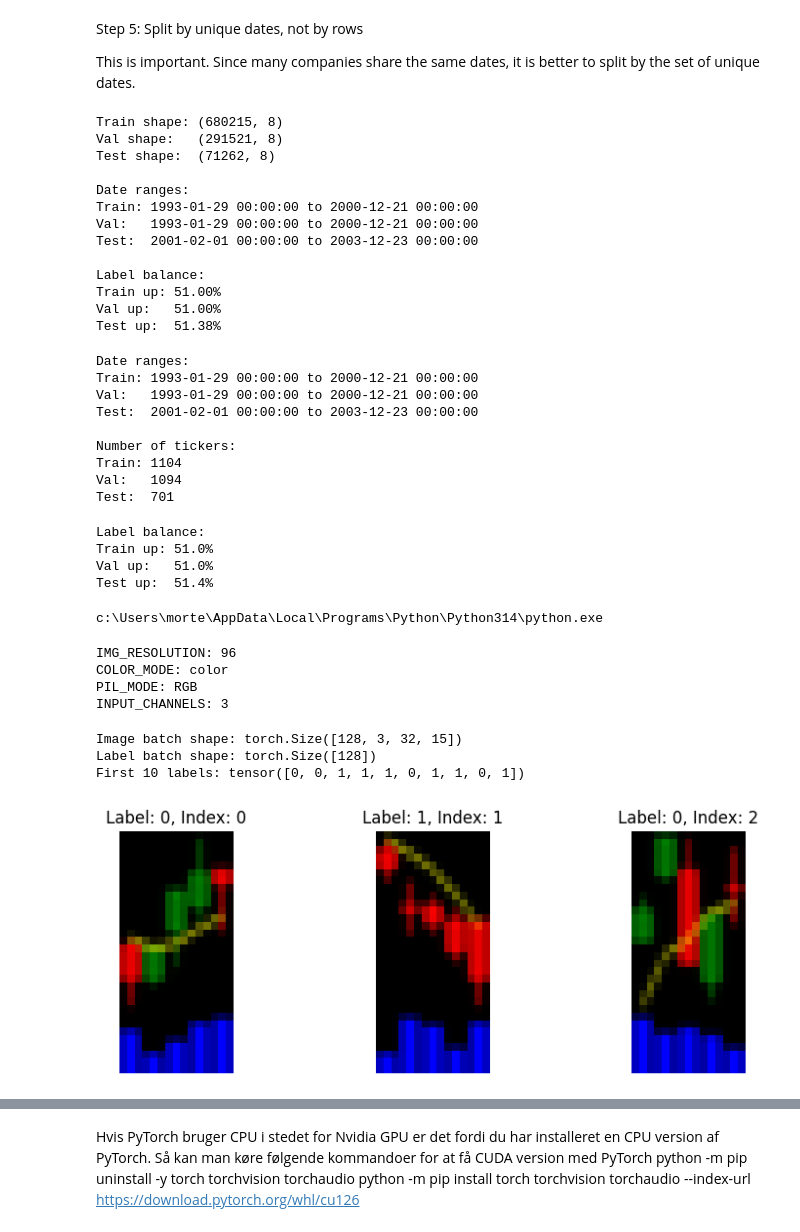
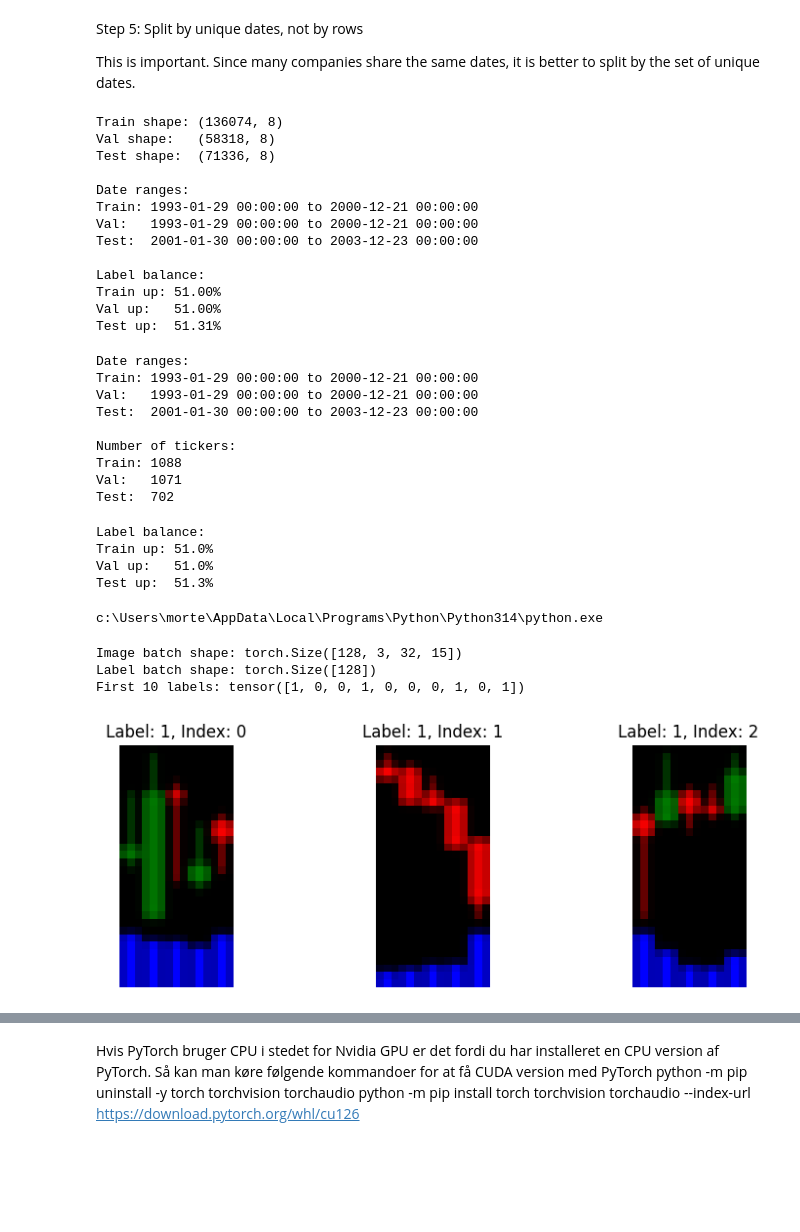
Before and after one commit to MortenSkovbjerg2000/speciale-i-datavidenskab-2026, a Jupyter notebook: training.ipynb, the cells around one changed output, grey strips where cells are left out. Saved outputs shown, nothing was run; the diff lists cells and outputs as text; code cells hidden in the pictures; blank space fills up the shorter version.

```diff
--- a/training.ipynb
+++ b/training.ipynb
@@ -18,8 +18,9 @@ import torch.nn.functional as F
 # ------------------------------------------
 # Base folder names
 # ------------------------------------------
-train_folder = "train_res_96_color_candlestick_vol_1_ma_1_bb_0_rsi_0"
-test_folder  = "test_res_96_color_candlestick_vol_1_ma_1_bb_0_rsi_0"
+#train_folder = "train_res_96_color_candlestick_vol_1_ma_1_bb_0_rsi_0"
+train_folder = "train_color_candlestick_vol_1_ma_0_bb_0_rsi_0"
+test_folder  = "test_color_candlestick_vol_1_ma_0_bb_0_rsi_0"
 
 # Choose how many tickers to use
 # Set to None if you want all tickers
@@ -34,6 +35,7 @@ test_csv_path  = os.path.join(test_folder, "labels.csv")
 
 # Load csv files
 train_full_df = pd.read_csv(train_csv_path)
+train_full_df = train_full_df.iloc[4::5].copy() # hver 5 række bliver brugt, som starter ved 4 række, for ikke at få første række med
 test_full_df  = pd.read_csv(test_csv_path)
 
 # Force labels to be integers
@@ -148,19 +150,19 @@ print(f"Train up: {train_df['label'].mean():.2%}")
 print(f"Val up:   {val_df['label'].mean():.2%}")
 print(f"Test up:  {test_df['label'].mean():.2%}")
 # %% [output]
-Train shape: (680215, 8)
-Val shape:   (291521, 8)
-Test shape:  (71262, 8)
+Train shape: (136074, 8)
+Val shape:   (58318, 8)
+Test shape:  (71336, 8)
 
 Date ranges:
 Train: 1993-01-29 00:00:00 to 2000-12-21 00:00:00
 Val:   1993-01-29 00:00:00 to 2000-12-21 00:00:00
-Test:  2001-02-01 00:00:00 to 2003-12-23 00:00:00
+Test:  2001-01-30 00:00:00 to 2003-12-23 00:00:00
 
 Label balance:
 Train up: 51.00%
 Val up:   51.00%
-Test up:  51.38%
+Test up:  51.31%
 # %%
 print("\nDate ranges:")
 print("Train:", train_df["date"].min(), "to", train_df["date"].max())
@@ -175,12 +177,12 @@ print("Test: ", test_df["ticker"].nunique())
 Date ranges:
 Train: 1993-01-29 00:00:00 to 2000-12-21 00:00:00
 Val:   1993-01-29 00:00:00 to 2000-12-21 00:00:00
-Test:  2001-02-01 00:00:00 to 2003-12-23 00:00:00
+Test:  2001-01-30 00:00:00 to 2003-12-23 00:00:00
 
 Number of tickers:
-Train: 1104
-Val:   1094
-Test:  701
+Train: 1088
+Val:   1071
+Test:  702
 # %%
 train_label_balance = train_df["label"].mean()
 val_label_balance   = val_df["label"].mean()
@@ -194,33 +196,11 @@ print(f"Test up:  {test_label_balance:.1%}")
 Label balance:
 Train up: 51.0%
 Val up:   51.0%
-Test up:  51.4%
+Test up:  51.3%
 # %%
 print(sys.executable)
 # %% [output]
 c:\Users\morte\AppData\Local\Programs\Python\Python314\python.exe
-# %%
-folder_name = os.path.basename(train_folder)
-
-match = re.match(r"(?:train_|test_)?res_(\d+)_(color|grayscale)", folder_name)
-if not match:
-    raise ValueError(f"Could not read resolution/color mode from folder name: {folder_name}")
-
-IMG_RESOLUTION = int(match.group(1))
-COLOR_MODE = match.group(2)
-
-PIL_MODE = "RGB" if COLOR_MODE == "color" else "L"
-INPUT_CHANNELS = 3 if COLOR_MODE == "color" else 1
-
-print("IMG_RESOLUTION:", IMG_RESOLUTION)
-print("COLOR_MODE:", COLOR_MODE)
-print("PIL_MODE:", PIL_MODE)
-print("INPUT_CHANNELS:", INPUT_CHANNELS)
-# %% [output]
-IMG_RESOLUTION: 96
-COLOR_MODE: color
-PIL_MODE: RGB
-INPUT_CHANNELS: 3
 # %%
 class StockImageDataset(Dataset):
     def __init__(self, df, transform=None):
@@ -232,7 +212,7 @@ class StockImageDataset(Dataset):
 
     def __getitem__(self, idx):
         row = self.df.iloc[idx]
-        image = Image.open(row["image_path"]).convert(PIL_MODE)
+        image = Image.open(row["image_path"]).convert("RGB")
         label = int(row["label"])
 
         if self.transform:
@@ -271,35 +251,35 @@ test_loader = DataLoader(
     shuffle=False,
     pin_memory=True
 )
 
 # Test one batch
 images, labels, idx = next(iter(train_loader))
 print("Image batch shape:", images.shape)
 print("Label batch shape:", labels.shape)
 print("First 10 labels:", labels[:10])
 
 # Plot 3 resulting images
 fig, axes = plt.subplots(1, 3, figsize=(9, 3))
 
 for i in range(3):
     image, label, idx = train_dataset[i]
     img_np = image.numpy()
 
     if img_np.shape[0] == 1:
         axes[i].imshow(img_np[0], cmap="gray")
     else:
         axes[i].imshow(np.transpose(img_np, (1, 2, 0)))
 
     axes[i].set_title(f"Label: {label}, Index: {idx}")
     axes[i].axis("off")
 
 plt.tight_layout()
 plt.show()
 # %% [output]
 Image batch shape: torch.Size([128, 3, 32, 15])
 Label batch shape: torch.Size([128])
-First 10 labels: tensor([0, 0, 1, 1, 1, 0, 1, 1, 0, 1])
+First 10 labels: tensor([1, 0, 0, 1, 0, 0, 0, 1, 0, 1])
-[figure, old version]
+[figure, new version]
 # %%
 random_indices = random.sample(range(len(train_dataset)), 5)
 
```
Also changed, not shown: parts of 7 cells of this notebook, 2 other files.
